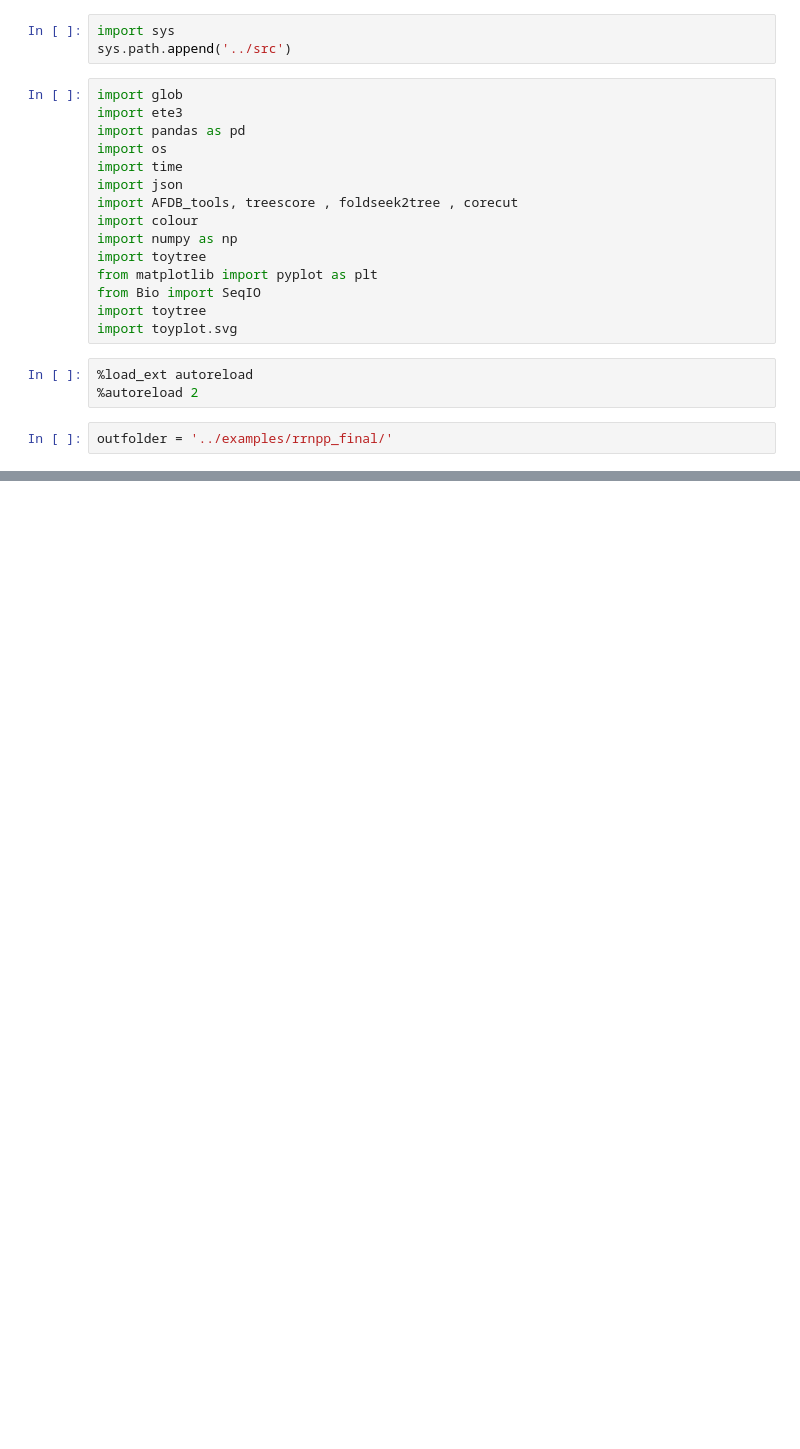
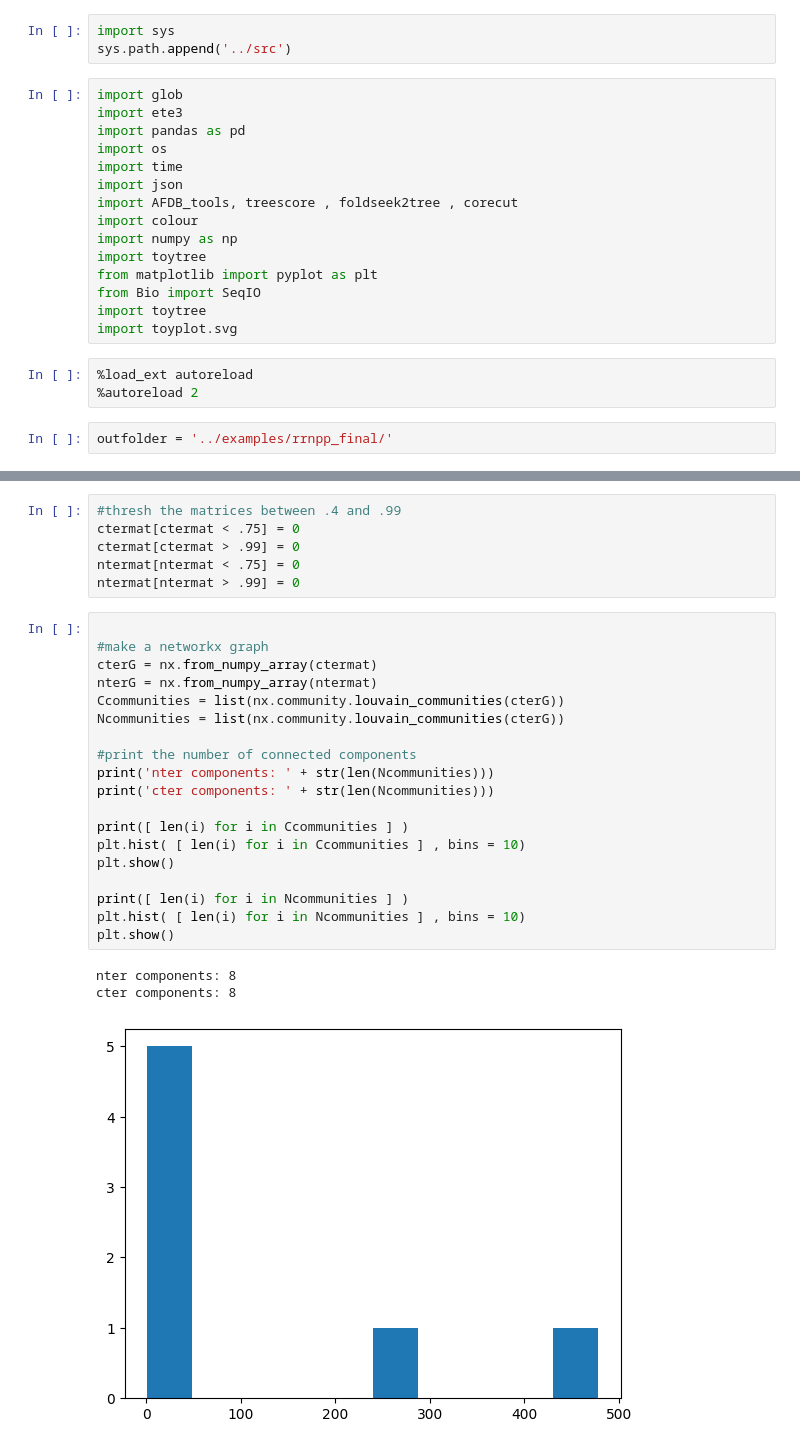
Before and after one commit to DessimozLab/fold_tree, a Jupyter notebook: notebooks/generate_rrnpp_phylo.ipynb, the cells around one changed output, grey strips where cells are left out. Saved outputs shown, nothing was run; the diff lists cells and outputs as text; blank space fills up the shorter version.

```diff
--- a/notebooks/generate_rrnpp_phylo.ipynb
+++ b/notebooks/generate_rrnpp_phylo.ipynb
@@ -75,0 +178,29 @@ t, alnres = foldseek2tree.structblob2tree(outfolder + 'core/',outfolder + 'core_
+# %%
+#thresh the matrices between .4 and .99
+ctermat[ctermat < .75] = 0
+ctermat[ctermat > .99] = 0
+ntermat[ntermat < .75] = 0
+ntermat[ntermat > .99] = 0
+# %%
+
+#make a networkx graph
+cterG = nx.from_numpy_array(ctermat)
+nterG = nx.from_numpy_array(ntermat)
+Ccommunities = list(nx.community.louvain_communities(cterG))
+Ncommunities = list(nx.community.louvain_communities(cterG))
+
+#print the number of connected components
+print('nter components: ' + str(len(Ncommunities)))
+print('cter components: ' + str(len(Ncommunities)))
+
+print([ len(i) for i in Ccommunities ] )
+plt.hist( [ len(i) for i in Ccommunities ] , bins = 10)
+plt.show()
+
+print([ len(i) for i in Ncommunities ] )
+plt.hist( [ len(i) for i in Ncommunities ] , bins = 10)
+plt.show()
+# %% [output]
+nter components: 8
+cter components: 8
+[figure, added]
```
Also changed, not shown: parts of 6 cells of this notebook, 8 other files.
